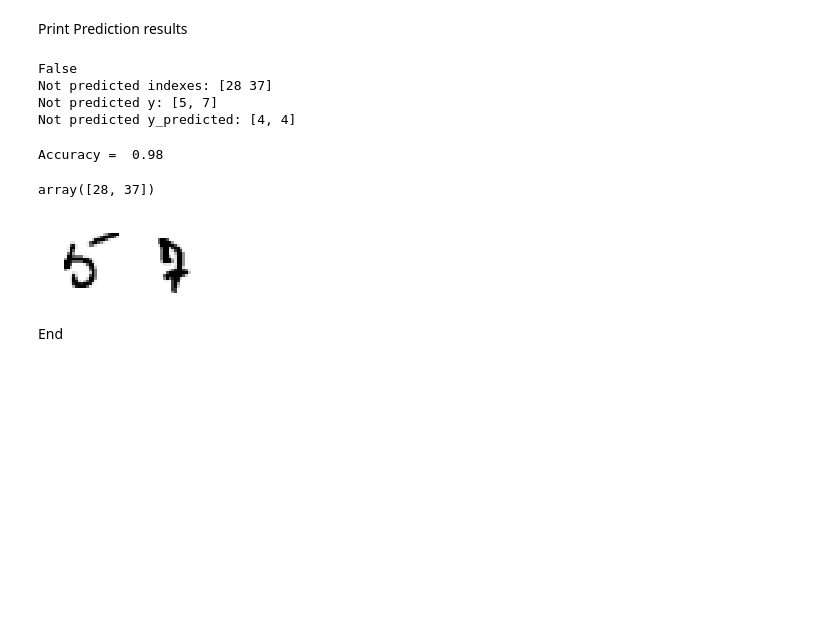
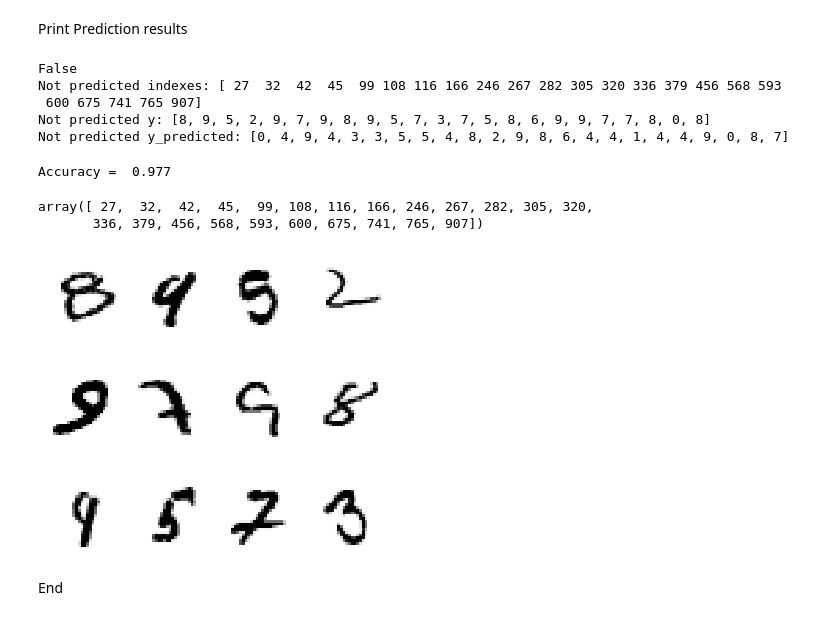
Before and after one commit to lmannou/dl, a Jupyter notebook: general/5-ApplyMnist_CrossEntropy_ReLu_2_HidenLayers.ipynb, the cells around one changed output. Cells and saved outputs as stored; diff of their text form; code cells hidden in the pictures; blank space fills up the shorter version.

Commit message:
apply model plot first 12 images

```diff
--- a/general/5-ApplyMnist_CrossEntropy_ReLu_2_HidenLayers.ipynb
+++ b/general/5-ApplyMnist_CrossEntropy_ReLu_2_HidenLayers.ipynb
@@ -63,7 +63,7 @@ model = load_model(folder + 'model_all.h5')
 Select some inputs
 # %%
 #print(x_train[0])
-size = 100
+size = 1000
 indexes = np.random.randint(0, y_valid.size-1, size=size)
 tf.print("indexes:", indexes)
 x = np.array([x_valid[i] for i in indexes])
@@ -115,29 +120,31 @@ print("Not predicted y:", [y[i] for i in indexes_false])
 print("Not predicted y_predicted:", [y_predicted[i] for i in indexes_false])
 # %% [output]
 False
-Not predicted indexes: [28 37]
-Not predicted y: [5, 7]
-Not predicted y_predicted: [4, 4]
+Not predicted indexes: [ 27  32  42  45  99 108 116 166 246 267 282 305 320 336 379 456 568 593
+ 600 675 741 765 907]
+Not predicted y: [8, 9, 5, 2, 9, 7, 9, 8, 9, 5, 7, 3, 7, 5, 8, 6, 9, 9, 7, 7, 8, 0, 8]
+Not predicted y_predicted: [0, 4, 9, 4, 3, 3, 5, 5, 4, 8, 2, 9, 8, 6, 4, 4, 1, 4, 4, 9, 0, 8, 7]
 # %%
 #Accuracy
 acc =  1- indexes_false.size/size
 print("Accuracy = ", acc)
 # %% [output]
-Accuracy =  0.98
+Accuracy =  0.977
 # %%
 
 np.array(indexes_false)
 # %% [output]
-array([28, 37])
+array([ 27,  32,  42,  45,  99, 108, 116, 166, 246, 267, 282, 305, 320,
+       336, 379, 456, 568, 593, 600, 675, 741, 765, 907])
 # %%
 plt.figure(figsize=(5,5))
-for k in  np.arange(np.array(indexes_false).size):
+for k in  np.arange(min(indexes_false.size, 12)):
     plt.subplot(3, 4, k+1)
     plt.imshow(X[indexes_false[k]], cmap="Greys")
     plt.axis('off')
 plt.tight_layout()
 plt.show()
 # %% [output]
-[figure, old version]
+[figure, new version]
 # %% [markdown]
 End
```
Also changed, not shown: parts of 1 cell of this notebook, 1 other file.
